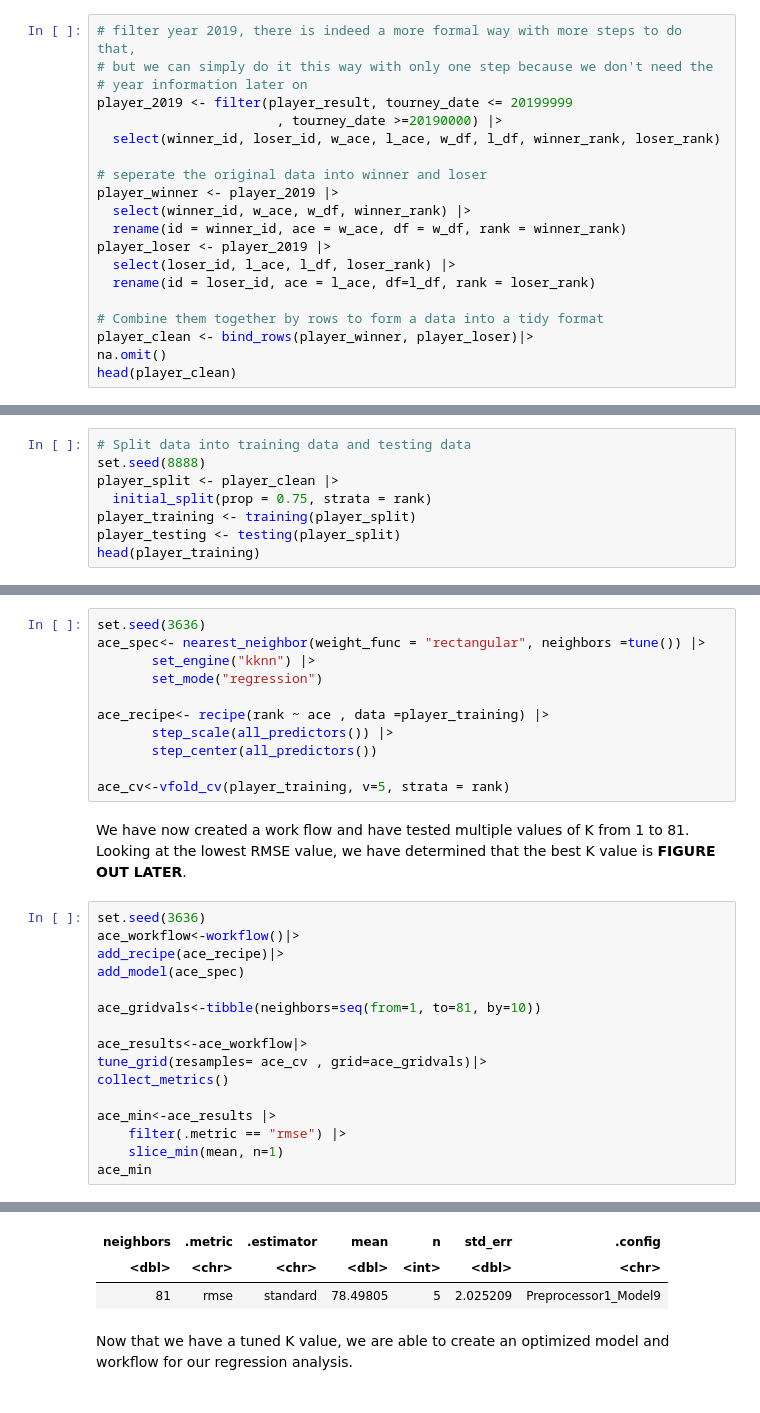
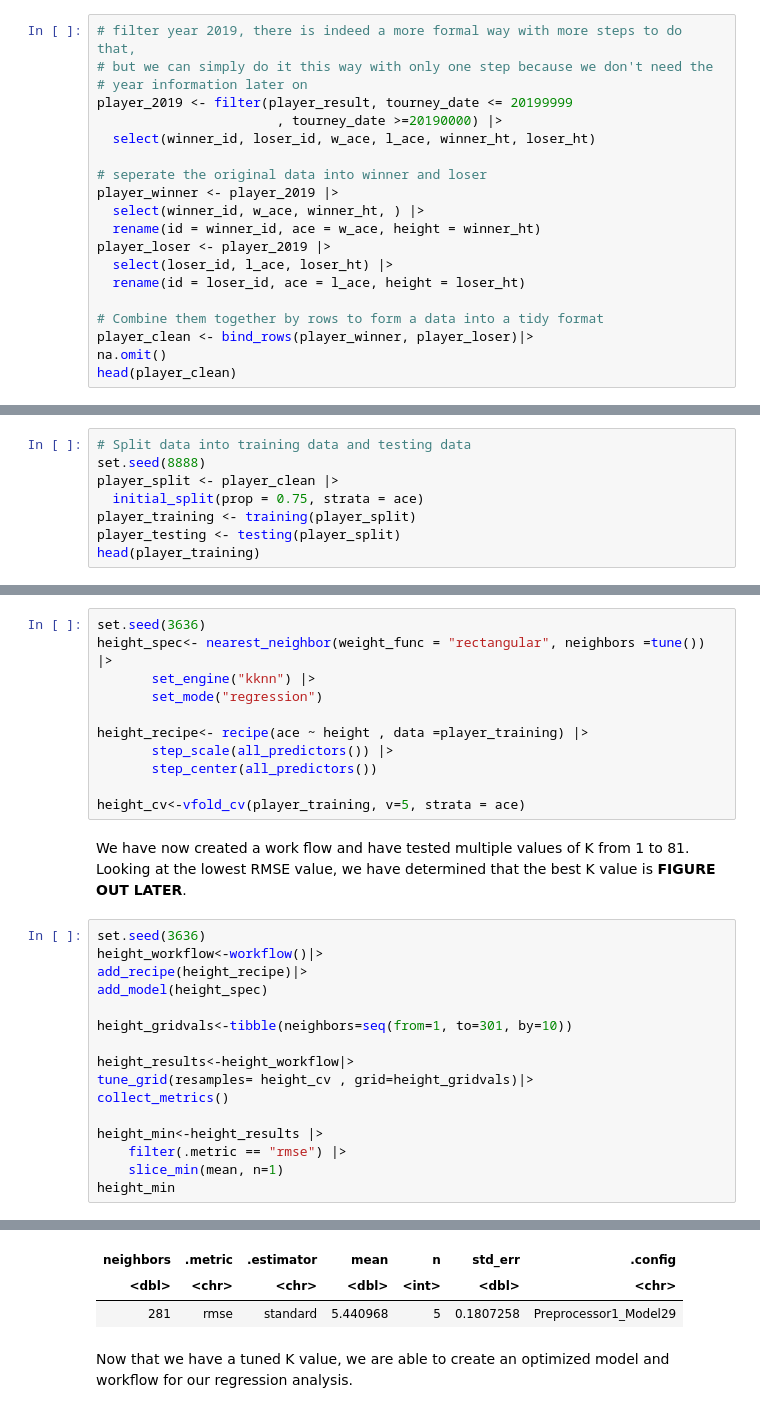
Before and after one commit to MLG0047/DSCI_100_Group_14, a Jupyter notebook: DSCI_100_006_14_Report.ipynb, the cells around one changed output, grey strips where cells are left out. Drawn from its saved outputs; the diff is of its cells as text.

```diff
--- a/DSCI_100_006_14_Report.ipynb
+++ b/DSCI_100_006_14_Report.ipynb
@@ -45,15 +45,15 @@ We then limited the dates to the year 2019 by filtering and then selected the co
 # year information later on
 player_2019 <- filter(player_result, tourney_date <= 20199999
                        , tourney_date >=20190000) |>
-  select(winner_id, loser_id, w_ace, l_ace, w_df, l_df, winner_rank, loser_rank)
+  select(winner_id, loser_id, w_ace, l_ace, winner_ht, loser_ht)
 
 # seperate the original data into winner and loser
 player_winner <- player_2019 |>
-  select(winner_id, w_ace, w_df, winner_rank) |>
-  rename(id = winner_id, ace = w_ace, df = w_df, rank = winner_rank)
+  select(winner_id, w_ace, winner_ht, ) |>
+  rename(id = winner_id, ace = w_ace, height = winner_ht)
 player_loser <- player_2019 |>
-  select(loser_id, l_ace, l_df, loser_rank) |>
-  rename(id = loser_id, ace = l_ace, df=l_df, rank = loser_rank)
+  select(loser_id, l_ace, loser_ht) |>
+  rename(id = loser_id, ace = l_ace, height = loser_ht)
 
 # Combine them together by rows to form a data into a tidy format
 player_clean <- bind_rows(player_winner, player_loser)|>
@@ -75,7 +75,7 @@ Finally, we split the data into training and testing sets, allocating a 0.75 pro
 # Split data into training data and testing data
 set.seed(8888)
 player_split <- player_clean |>
-  initial_split(prop = 0.75, strata = rank)
+  initial_split(prop = 0.75, strata = ace)
 player_training <- training(player_split)
 player_testing <- testing(player_split)
 head(player_training)
@@ -136,38 +137,38 @@ Now we can perform the regression analysis. We do not know the optimal K value,
 We have also created some cross-validation folds for our evaluation of K which will happen later.
 # %%
 set.seed(3636)
-ace_spec<- nearest_neighbor(weight_func = "rectangular", neighbors =tune()) |>
+height_spec<- nearest_neighbor(weight_func = "rectangular", neighbors =tune()) |>
        set_engine("kknn") |>
        set_mode("regression")
 
-ace_recipe<- recipe(rank ~ ace , data =player_training) |>
+height_recipe<- recipe(ace ~ height , data =player_training) |>
        step_scale(all_predictors()) |>
        step_center(all_predictors())
 
-ace_cv<-vfold_cv(player_training, v=5, strata = rank)
+height_cv<-vfold_cv(player_training, v=5, strata = ace)
 # %% [markdown]
 We have now created a work flow and have tested multiple values of K from 1 to 81. Looking at the lowest RMSE value, we have determined that the best K value is **FIGURE OUT LATER**.
 # %%
 set.seed(3636)
-ace_workflow<-workflow()|>
-add_recipe(ace_recipe)|>
-add_model(ace_spec)
+height_workflow<-workflow()|>
+add_recipe(height_recipe)|>
+add_model(height_spec)
 
-ace_gridvals<-tibble(neighbors=seq(from=1, to=81, by=10))
+height_gridvals<-tibble(neighbors=seq(from=1, to=301, by=10))
 
-ace_results<-ace_workflow|>
-tune_grid(resamples= ace_cv , grid=ace_gridvals)|>
+height_results<-height_workflow|>
+tune_grid(resamples= height_cv , grid=height_gridvals)|>
 collect_metrics()
 
-ace_min<-ace_results |>
+height_min<-height_results |>
     filter(.metric == "rmse") |>
     slice_min(mean, n=1)
-ace_min
+height_min
 # %% [output]
 A tibble: 1 × 7
 | neighbors | .metric | .estimator | mean | n | std_err | .config |
 | <dbl> | <chr> | <chr> | <dbl> | <int> | <dbl> | <chr> |
-| 81 | rmse | standard | 78.49805 | 5 | 2.025209 | Preprocessor1_Model9 |
+| 281 | rmse | standard | 5.440968 | 5 | 0.1807258 | Preprocessor1_Model29 |
 # %% [markdown]
 Now that we have a tuned K value, we are able to create an optimized model and workflow for our regression analysis.
 # %%
```
Also changed, not shown: parts of 10 cells of this notebook.
